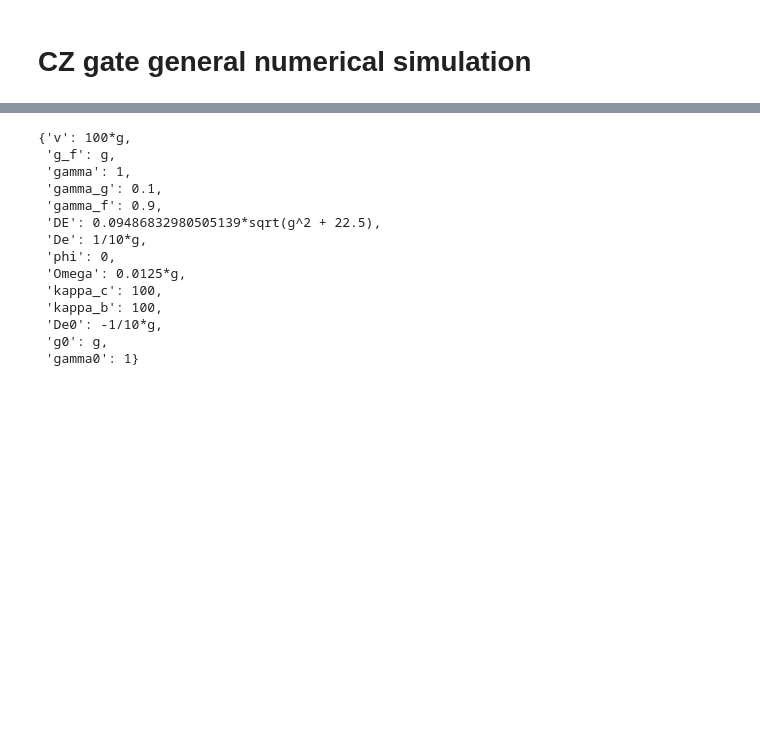
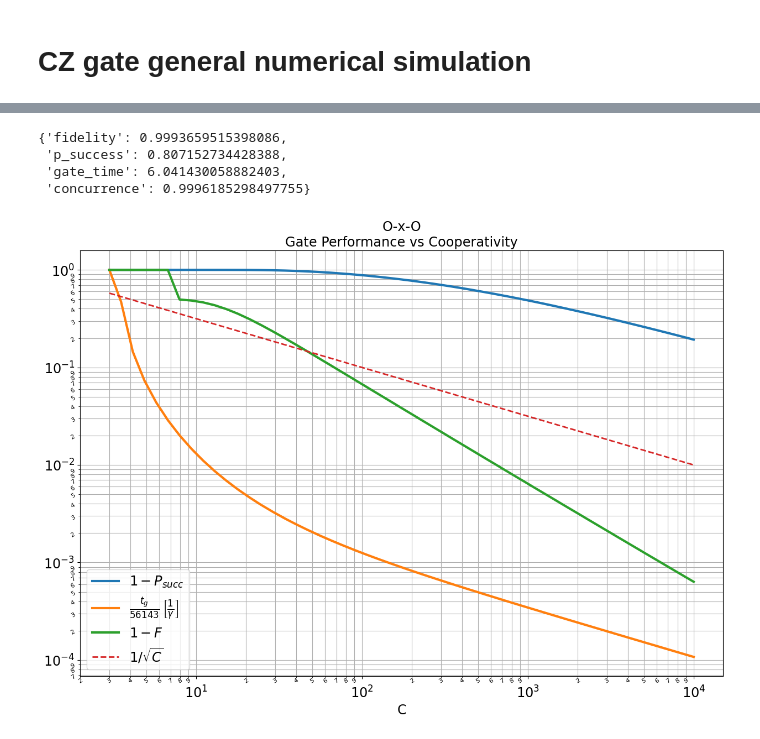
Before and after one commit to yorgossot/ASQOS, a Jupyter notebook: sweepC.ipynb, the cells around one changed output, grey strips where cells are left out. Drawn from its saved outputs; the diff is of its cells as text; code cells hidden in the pictures; blank space fills up the shorter version.

```diff
--- a/sweepC.ipynb
+++ b/sweepC.ipynb
@@ -27,18 +58,55 @@ Starting qutip simulations for C in 1.0-1000.0
 # %%
-sim.parameters
+perf
 # %% [output]
-{'v': 100*g,
- 'g_f': g,
- 'gamma': 1,
- 'gamma_g': 0.1,
- 'gamma_f': 0.9,
- 'DE': 0.09486832980505139*sqrt(g^2 + 22.5),
- 'De': 1/10*g,
- 'phi': 0,
- 'Omega': 0.0125*g,
- 'kappa_c': 100,
- 'kappa_b': 100,
- 'De0': -1/10*g,
- 'g0': g,
- 'gamma0': 1}
+{'fidelity': 0.9993659515398086,
+ 'p_success': 0.807152734428388,
+ 'gate_time': 6.041430058882403,
+ 'concurrence': 0.9996185298497755}
+# %%
+set_plot_big(True)
+
+scaling_offset = 1
+
+ax =plt.plot(C_sweep,1-p_succ,linewidth=3.0,label='$1-P_{succ}$')
+plt.plot(C_sweep,t_g/np.max(t_g),linewidth=3.0,label=r"$\frac{t_g}{"+str(int(np.max(t_g)))+"}$"+r"$\,\left[\frac{1}{\gamma}\right]$")
+plt.plot(C_sweep,1-fidelity,linewidth=3.0,label='$1-F$')
+plt.plot(C_sweep,scaling_offset*scaling,linewidth=2.0,label=r'$1/\sqrt{C}$',linestyle='--')
+plt.title(f'{sim.setup_char}\nGate Performance vs Cooperativity')
+plt.xlabel('C')
+plt.yscale('log')
+plt.xscale('log')
+plt.grid(which='both')
+plt.tick_params(axis='y', which='minor')
+plt.legend()
+ax = plt.gca()
+ax.set_yscale('log')
+plt.tick_params(axis='y', which='minor')
+
+
+
+def firstDigit(n):
+    n = n*10**int(-math.log10(n)+1)
+    digits = (int)(math.log10(n))
+    n = (int)(n / pow(10, digits))
+    return n
+
+from matplotlib.ticker import FuncFormatter
+def minor(x, pos):
+    return  (firstDigit(x))
+
+formatter = FuncFormatter(minor)
+ax.yaxis.set_minor_formatter(formatter)
+ax.xaxis.set_minor_formatter(formatter)
+ax.tick_params(axis='both', which='minor', labelsize=8, rotation=30)
+ax.tick_params(axis='x',which='minor', pad=-1)
+ax.tick_params(axis='x',which='major', pad=8)
+plt.legend()
+
+save_file = f"plots/{sim.setup_char}_Csweep"
+
+
+plt.savefig(save_file+'.pgf')
+#plt.show()
+# %% [output]
+[figure, added]
 # %%
```
Also changed, not shown: parts of 7 cells of this notebook, 2 other files.
